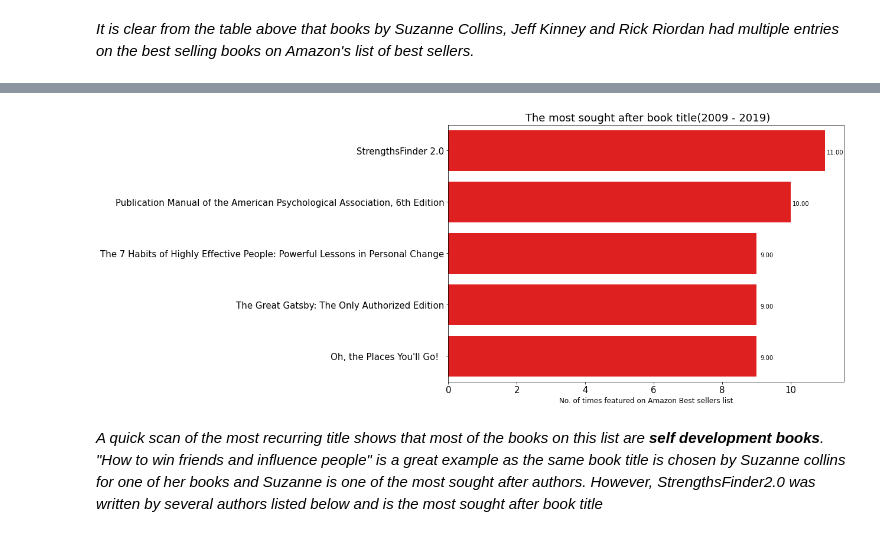
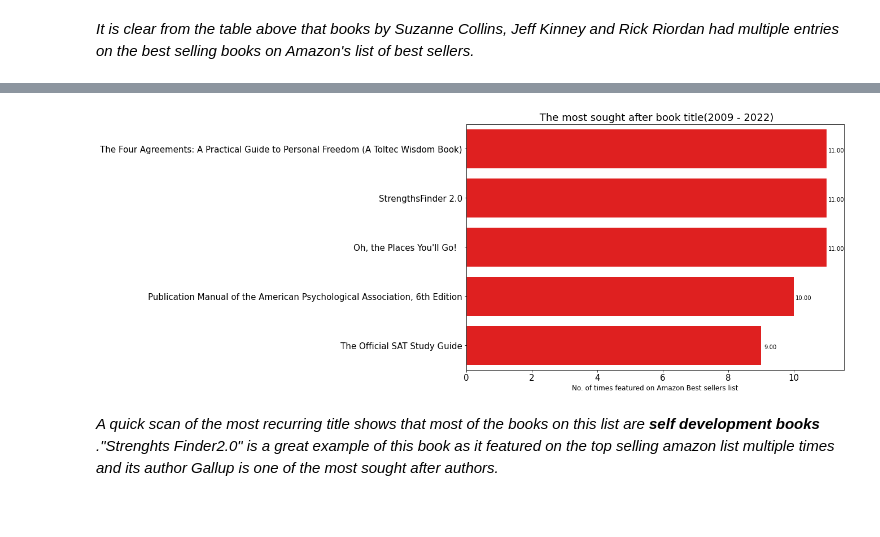
Before and after one commit to kazeemfatai26/Hamoye_StageE_project, a Jupyter notebook: Amazon_Data_Curation.ipynb, the cells around one changed output, grey strips where cells are left out. Drawn from its saved outputs; the diff is of its cells as text; code cells hidden in the pictures.

```diff
--- a/Amazon_Data_Curation.ipynb
+++ b/Amazon_Data_Curation.ipynb
@@ -254,3 +369,7 @@ master.tail(10)
+# %%
+master  = pd.concat([df_2009, df_2010, df_2011, df_2012, df_2013,
+                    df_2014 ,df_2015 ,df_2016 ,df_2017 ,df_2018,
+                     df_2019, df_2020, df_2021, df_2022])
 # %%
 #shows the info of the master dataframe
 master.info()
@@ -455,7 +557,7 @@ authors
 #visulaizing the above findings
 bar,ax = plt.subplots(figsize=(12,8))
 ax = sb.barplot(x='book_author', y='index', data=authors, ci=None, color='red',orient='h')
-ax.set_title('Authors whose type of Books were most sought after(2009 - 2019)', fontsize=18)
+ax.set_title('Authors whose type of Books were most sought after(2009 - 2022)', fontsize=18)
 ax.set_xlabel ("No. of times featured on Amazon Best sellers list", fontsize=12)
 ax.set_ylabel (None, fontsize=20)
 ax.tick_params(axis='x', labelsize=15)
@@ -491,7 +595,7 @@ cover
 #visulaizing the above findings
 bar,ax = plt.subplots(figsize=(12,8))
 ax = sb.barplot(x='cover_type', y='index', data=cover, ci=None, color='red',orient='h')
-ax.set_title(' The most sought after book cover types(2009 - 2019)', fontsize=18)
+ax.set_title(' The most sought after book cover types(2009 - 2022)', fontsize=18)
 ax.set_xlabel ("No. of times featured on Amazon Best sellers list", fontsize=12)
 ax.set_ylabel (None, fontsize=20)
 ax.tick_params(axis='x', labelsize=15)
@@ -522,7 +626,7 @@ suzan
 #visulaizing the above findings
 plt.figure(figsize=(10,6))
 ax = sb.barplot(x='cover_type', y='index', data=suzan, ci=None, color='red',orient='h')
-ax.set_title(' The most sought after book cover types of Suzanne Colinns Books(2009 - 2019)', fontsize=18)
+ax.set_title(' The most sought after book cover types of Suzanne Colinns Books(2009 - 2022)', fontsize=18)
 ax.set_xlabel ("No. of times featured on Amazon Best sellers list", fontsize=12)
 ax.set_ylabel (None, fontsize=20)
 ax.tick_params(axis='x', labelsize=15)
@@ -567,20 +671,20 @@ title
 # %%
 #visulaizing the above findings
 bar,ax = plt.subplots(figsize=(12,8))
 ax = sb.barplot(x='book_title', y='index', data=title.head(), ci=None, color='red',orient='h')
-ax.set_title(' The most sought after book title(2009 - 2019)', fontsize=18)
+ax.set_title(' The most sought after book title(2009 - 2022)', fontsize=18)
 ax.set_xlabel ("No. of times featured on Amazon Best sellers list", fontsize=12)
 ax.set_ylabel (None, fontsize=20)
 ax.tick_params(axis='x', labelsize=15)
 ax.tick_params(axis='y', labelsize=15)
 
 for p in ax.patches:
     width = p.get_width()
     plt.text(0.3+p.get_width(), p.get_y()+0.55*p.get_height(),
              '{:1.2f}'.format(width),
              ha='center', va='center')
 # %% [output]
-[figure, old version]
+[figure, new version]
 # %% [markdown]
-*A quick scan of the most recurring title shows that most of the books on this list are **self development books**. "How to win friends and influence people" is a great example as the same book title is chosen by Suzanne collins for one of her books and Suzanne is one of the most sought after authors. However, StrengthsFinder2.0 was written by several authors listed below and is the most sought after book title*
+*A quick scan of the most recurring title shows that most of the books on this list are **self development books** ."Strenghts Finder2.0" is a great example of this book as it featured on the top selling amazon list multiple times and its author Gallup is one of the most sought after authors.*
 # %%
```
Also changed, not shown: parts of 45 cells of this notebook, 1 other file.
